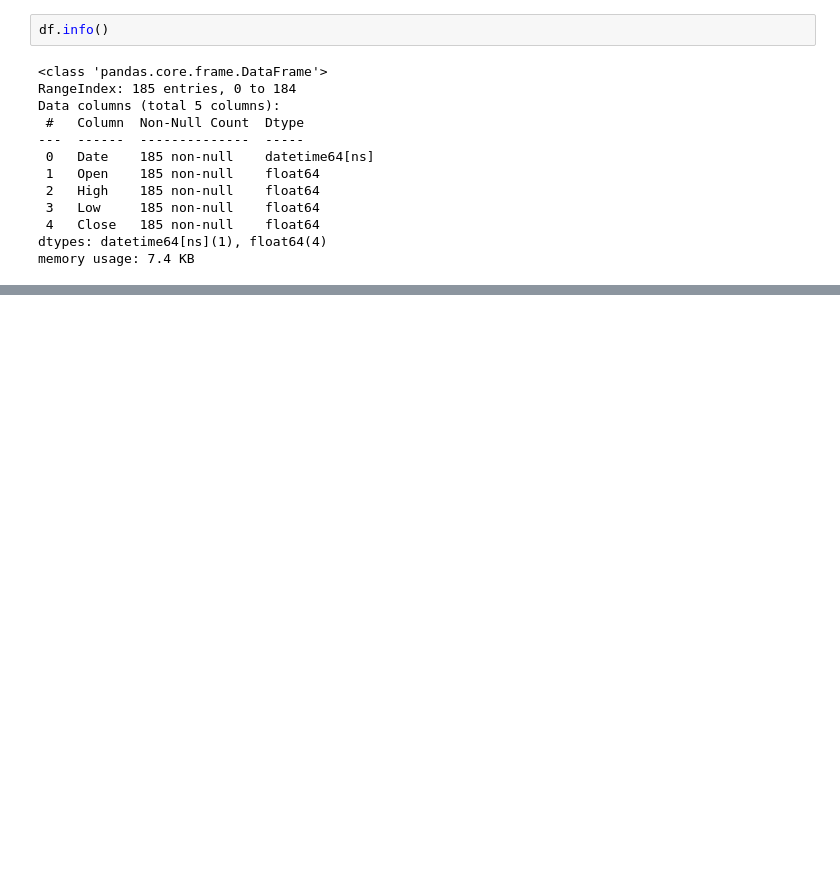
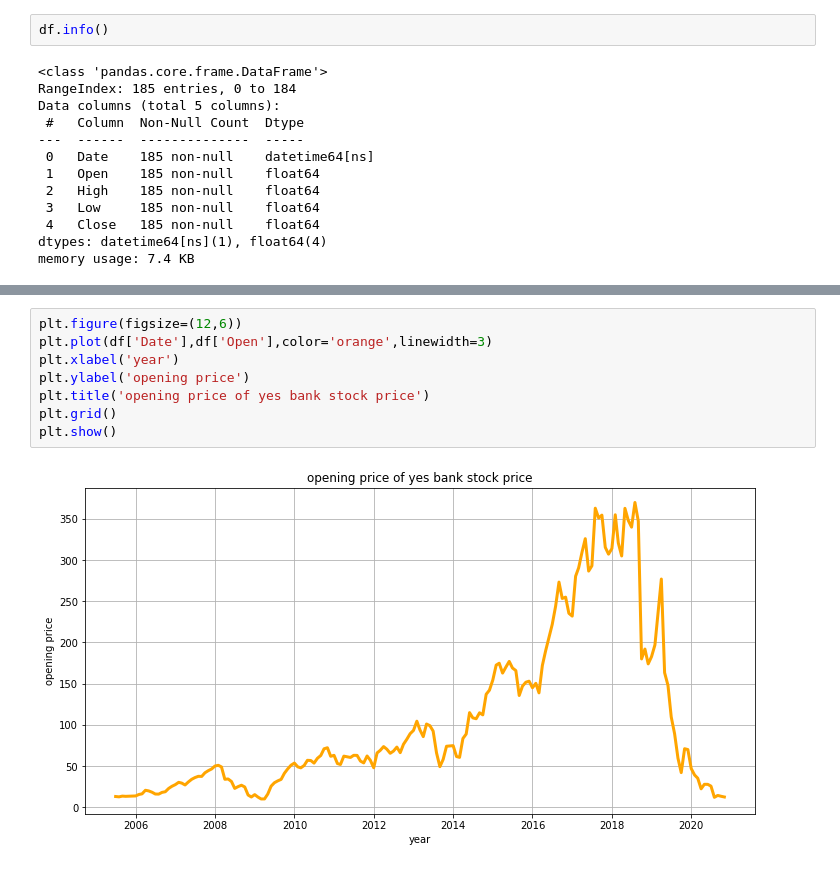
Before and after one commit to shaad4224/yes_Bank_Stock_Closing_Price_Prediction, a Jupyter notebook: yes_Bank_Stock_Closing_Price_Prediction.ipynb, the cells around one changed output, grey strips where cells are left out. Drawn from its saved outputs; the diff is of its cells as text; blank space fills up the shorter version.

```diff
--- a/yes_Bank_Stock_Closing_Price_Prediction.ipynb
+++ b/yes_Bank_Stock_Closing_Price_Prediction.ipynb
@@ -146,0 +172,10 @@ memory usage: 7.4 KB
+# %%
+plt.figure(figsize=(12,6))
+plt.plot(df['Date'],df['Open'],color='orange',linewidth=3)
+plt.xlabel('year')
+plt.ylabel('opening price')
+plt.title('opening price of yes bank stock price')
+plt.grid()
+plt.show()
+# %% [output]
+[figure, added]
```
Also changed, not shown: parts of 5 cells of this notebook.
